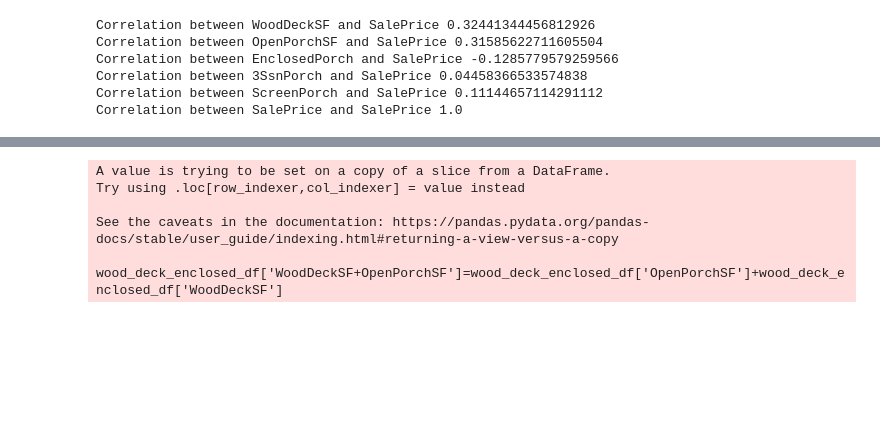
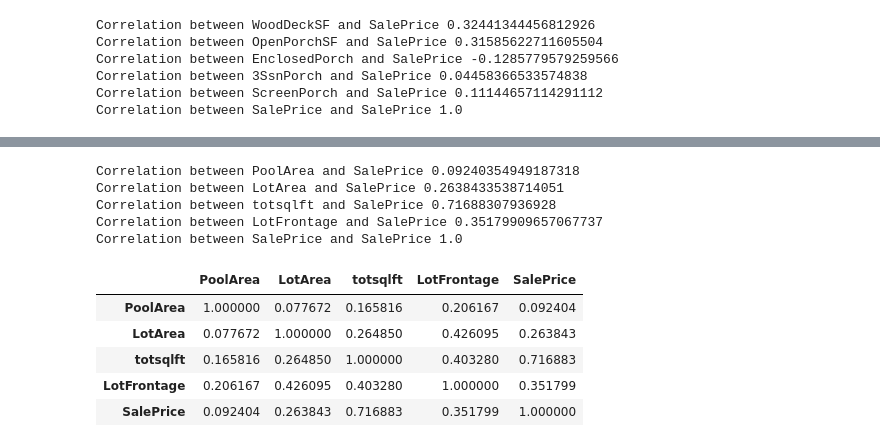
Before and after one commit to Anurag163/Kaggle--House-Prediction, a Jupyter notebook: House prediction Script.ipynb, the cells around one changed output, grey strips where cells are left out. Drawn from its saved outputs; the diff is of its cells as text; code cells hidden in the pictures; blank space fills up the shorter version.

```diff
--- a/House prediction Script.ipynb
+++ b/House prediction Script.ipynb
@@ -530,10 +530,0 @@ Correlation between SalePrice and SalePrice 1.0
-# %%
-
-wood_deck_enclosed_df=numeric_cols_df[Wood_porsch_col]
-wood_deck_enclosed_df['WoodDeckSF+OpenPorchSF']=wood_deck_enclosed_df['OpenPorchSF']+wood_deck_enclosed_df['WoodDeckSF']
-# %% [output]
-A value is trying to be set on a copy of a slice from a DataFrame.
-Try using .loc[row_indexer,col_indexer] = value instead
-
-See the caveats in the documentation: https://pandas.pydata.org/pandas-docs/stable/user_guide/indexing.html#returning-a-view-versus-a-copy
-  wood_deck_enclosed_df['WoodDeckSF+OpenPorchSF']=wood_deck_enclosed_df['OpenPorchSF']+wood_deck_enclosed_df['WoodDeckSF']
@@ -541,0 +531,22 @@ wood_deck_enclosed_df_corr=wood_deck_enclosed_df.corr()
+# %%
+#PoolARea, LotArea,totsqlft
+Area_col=['PoolArea','LotArea','totsqlft','LotFrontage','SalePrice']
+Area_col_df=numeric_cols_df_Total_sq_feet[Area_col]
+Area_col_df_corr=Area_col_df.corr()
+
+for col in Area_col:
+     print(f'Correlation between {col} and SalePrice' ,Area_col_df_corr.loc[col,'SalePrice'])
+print('\n')
+Area_col_df_corr
+# %% [output]
+Correlation between PoolArea and SalePrice 0.09240354949187318
+Correlation between LotArea and SalePrice 0.2638433538714051
+Correlation between totsqlft and SalePrice 0.71688307936928
+Correlation between LotFrontage and SalePrice 0.35179909657067737
+Correlation between SalePrice and SalePrice 1.0
+|  | PoolArea | LotArea | totsqlft | LotFrontage | SalePrice |
+| PoolArea | 1.000000 | 0.077672 | 0.165816 | 0.206167 | 0.092404 |
+| LotArea | 0.077672 | 1.000000 | 0.264850 | 0.426095 | 0.263843 |
+| totsqlft | 0.165816 | 0.264850 | 1.000000 | 0.403280 | 0.716883 |
+| LotFrontage | 0.206167 | 0.426095 | 0.403280 | 1.000000 | 0.351799 |
+| SalePrice | 0.092404 | 0.263843 | 0.716883 | 0.351799 | 1.000000 |
```
Also changed, not shown: parts of 5 cells of this notebook.
